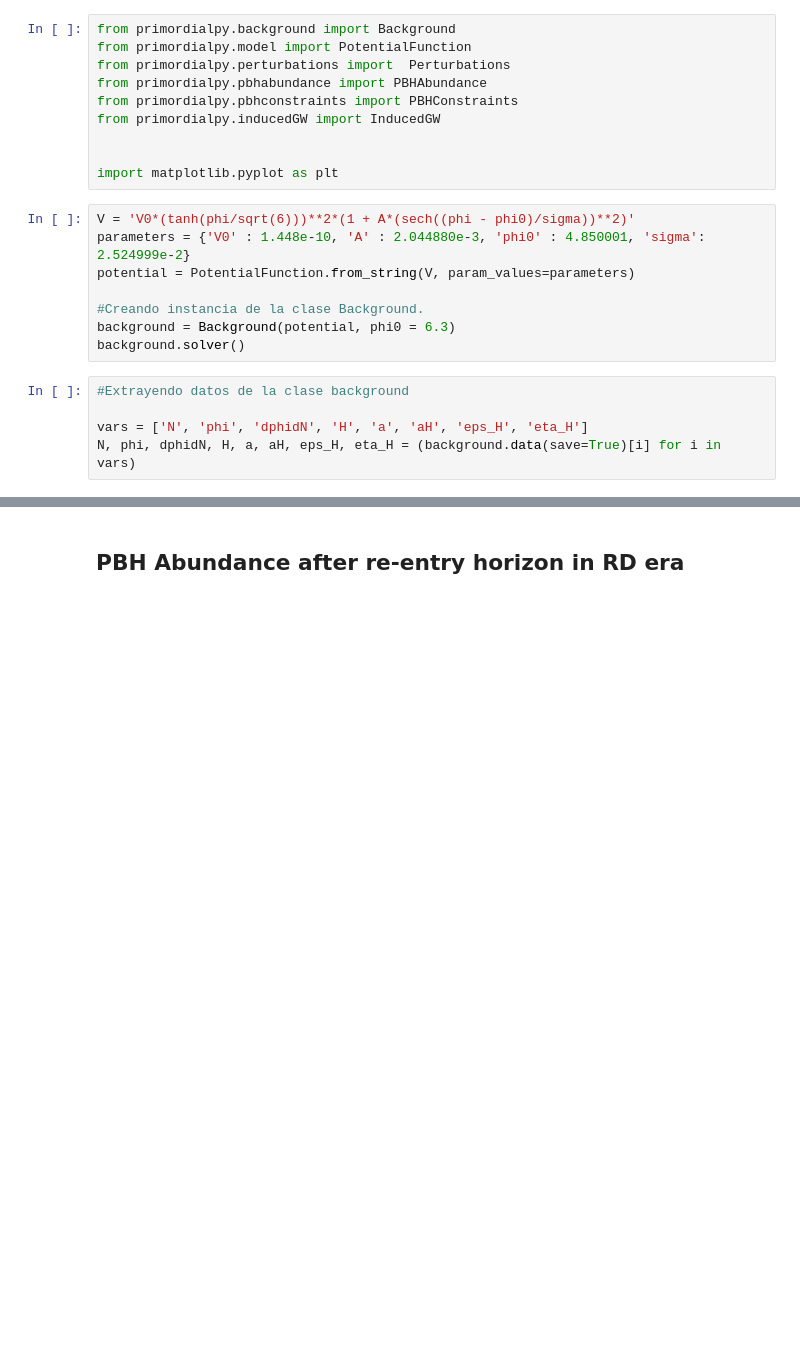
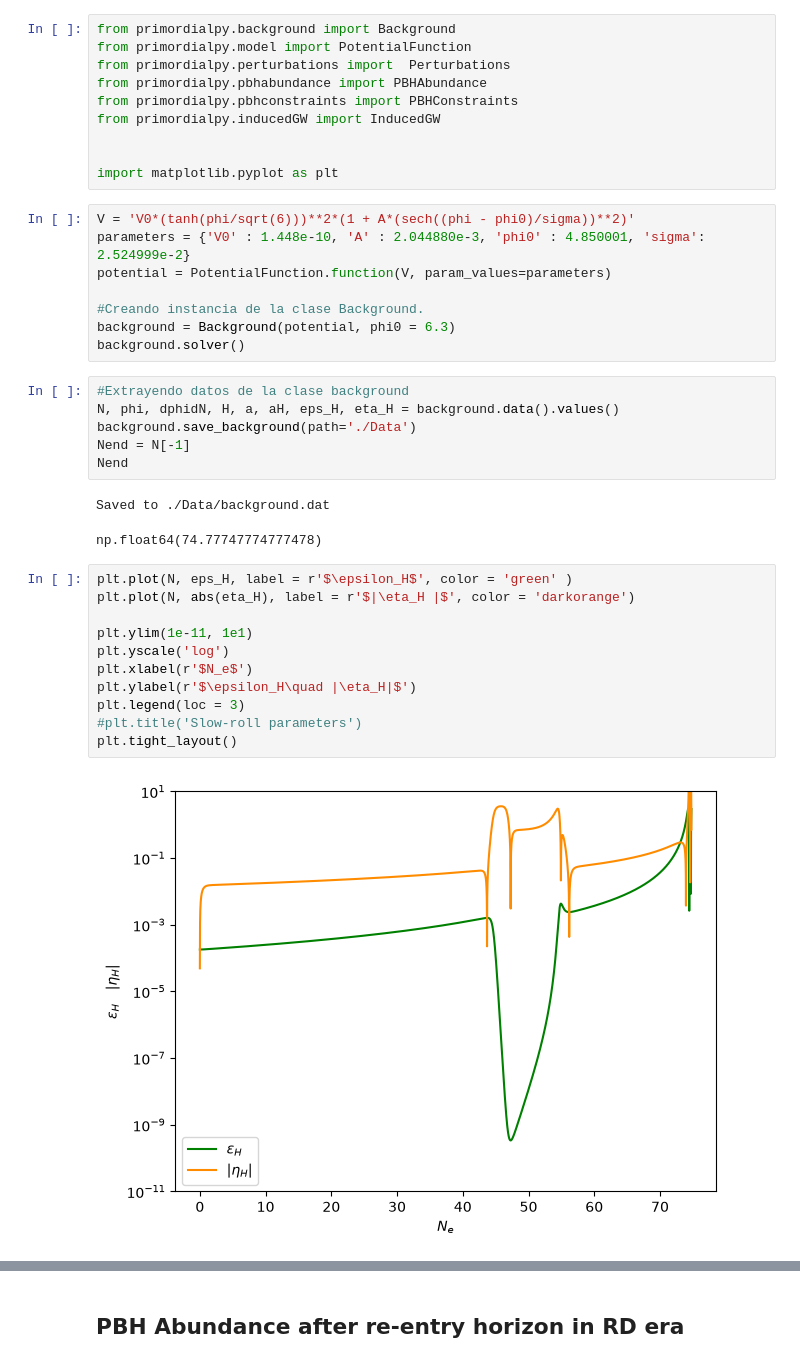
Before and after one commit to fpineda94/primordialpy, a Jupyter notebook: notebooks/PBHs/alpha_attractor-case1/alpha_attractor_PBH.ipynb, the cells around one changed output, grey strips where cells are left out. Drawn from its saved outputs; the diff is of its cells as text; blank space fills up the shorter version.

```diff
--- a/notebooks/PBHs/alpha_attractor-case1/alpha_attractor_PBH.ipynb
+++ b/notebooks/PBHs/alpha_attractor-case1/alpha_attractor_PBH.ipynb
@@ -11,15 +11,32 @@ import matplotlib.pyplot as plt
 # %%
 V = 'V0*(tanh(phi/sqrt(6)))**2*(1 + A*(sech((phi - phi0)/sigma))**2)'
 parameters = {'V0' : 1.448e-10, 'A' : 2.044880e-3, 'phi0' : 4.850001, 'sigma': 2.524999e-2}
-potential = PotentialFunction.from_string(V, param_values=parameters)
+potential = PotentialFunction.function(V, param_values=parameters)
 
 #Creando instancia de la clase Background.
 background = Background(potential, phi0 = 6.3)
 background.solver()
 # %%
 #Extrayendo datos de la clase background
-
-vars = ['N', 'phi', 'dphidN', 'H', 'a', 'aH', 'eps_H', 'eta_H']
-N, phi, dphidN, H, a, aH, eps_H, eta_H = (background.data(save=True)[i] for i in vars)
+N, phi, dphidN, H, a, aH, eps_H, eta_H = background.data().values()
+background.save_background(path='./Data')
+Nend = N[-1]
+Nend
+# %% [output]
+Saved to ./Data/background.dat
+np.float64(74.77747774777478)
+# %%
+plt.plot(N, eps_H, label = r'$\epsilon_H$', color = 'green' )
+plt.plot(N, abs(eta_H), label = r'$|\eta_H |$', color = 'darkorange')
+
+plt.ylim(1e-11, 1e1)
+plt.yscale('log')
+plt.xlabel(r'$N_e$')
+plt.ylabel(r'$\epsilon_H\quad |\eta_H|$')
+plt.legend(loc = 3)
+#plt.title('Slow-roll parameters')
+plt.tight_layout()
+# %% [output]
+[figure, added]
 # %%
 pert = Perturbations(potential, background, scale= 'PBH', N_CMB = 60)
```
Also changed, not shown: parts of 8 cells of this notebook, 13 other files.
